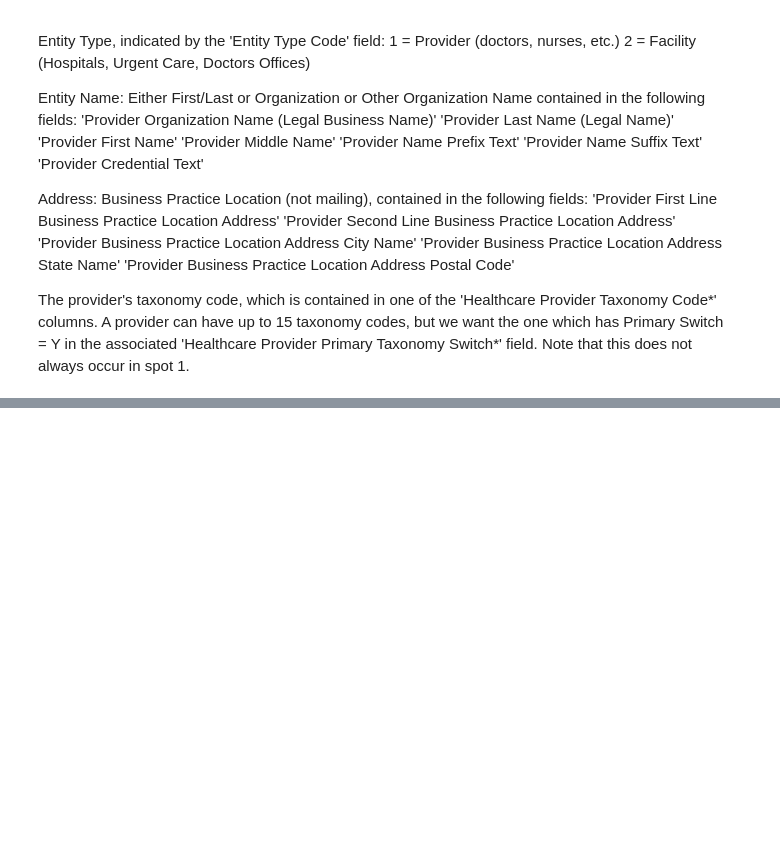
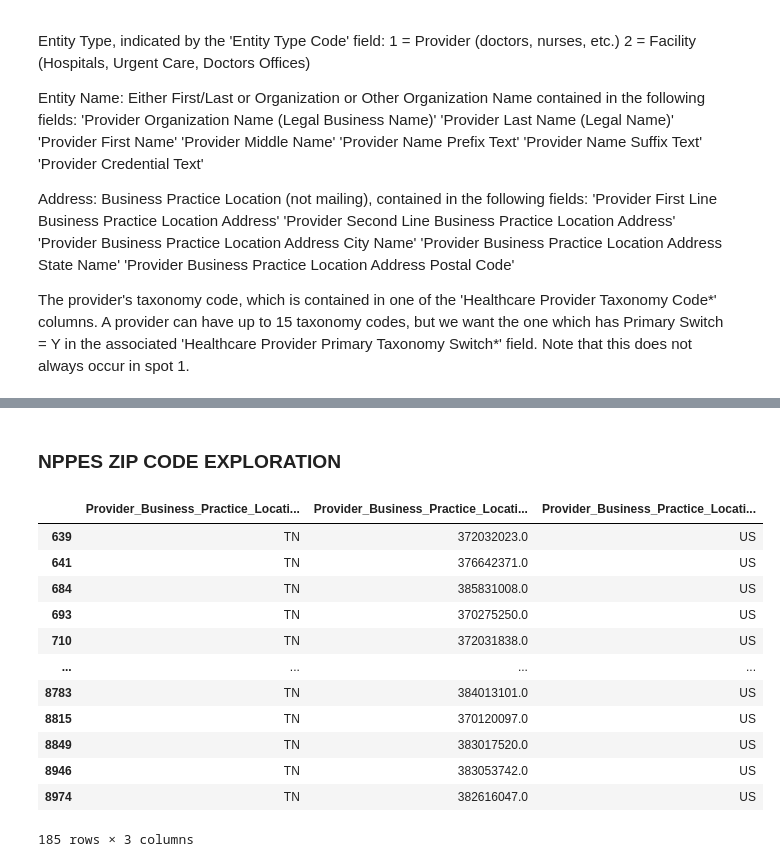
Before and after one commit to nss-data-science-cohort-6/hop_team-team-zeppelin, a Jupyter notebook: Hop_Teaming_Analysis_Bua.ipynb, the cells around one changed output, grey strips where cells are left out. Cells and saved outputs as stored; diff of their text form; code cells hidden in the pictures; blank space fills up the shorter version.

```diff
--- a/Hop_Teaming_Analysis_Bua.ipynb
+++ b/Hop_Teaming_Analysis_Bua.ipynb
@@ -128,0 +194,24 @@ test[['Taxonomy_Code', 'Healthcare Provider Primary Taxonomy Switch_1',
+# %% [markdown]
+### NPPES ZIP CODE EXPLORATION
+# %%
+nppes_test = pd.read_csv('data/npidata_pfile_20050523-20230212.csv',
+                         usecols = [31,32,33],
+                         nrows = 9000)
+# %%
+nppes_test.columns = nppes_test.columns.str.replace(' ', '_')
+# %%
+nppes_test[nppes_test['Provider_Business_Practice_Location_Address_State_Name'] == 'TN']
+# %% [output]
+|  | Provider_Business_Practice_Locati... | Provider_Business_Practice_Locati... | Provider_Business_Practice_Locati... |
+| 639 | TN | 372032023.0 | US |
+| 641 | TN | 376642371.0 | US |
+| 684 | TN | 385831008.0 | US |
+| 693 | TN | 370275250.0 | US |
+| 710 | TN | 372031838.0 | US |
+| ... | ... | ... | ... |
+| 8783 | TN | 384013101.0 | US |
+| 8815 | TN | 370120097.0 | US |
+| 8849 | TN | 383017520.0 | US |
+| 8946 | TN | 383053742.0 | US |
+| 8974 | TN | 382616047.0 | US |
+185 rows × 3 columns
```
Also changed, not shown: parts of 17 cells of this notebook.
